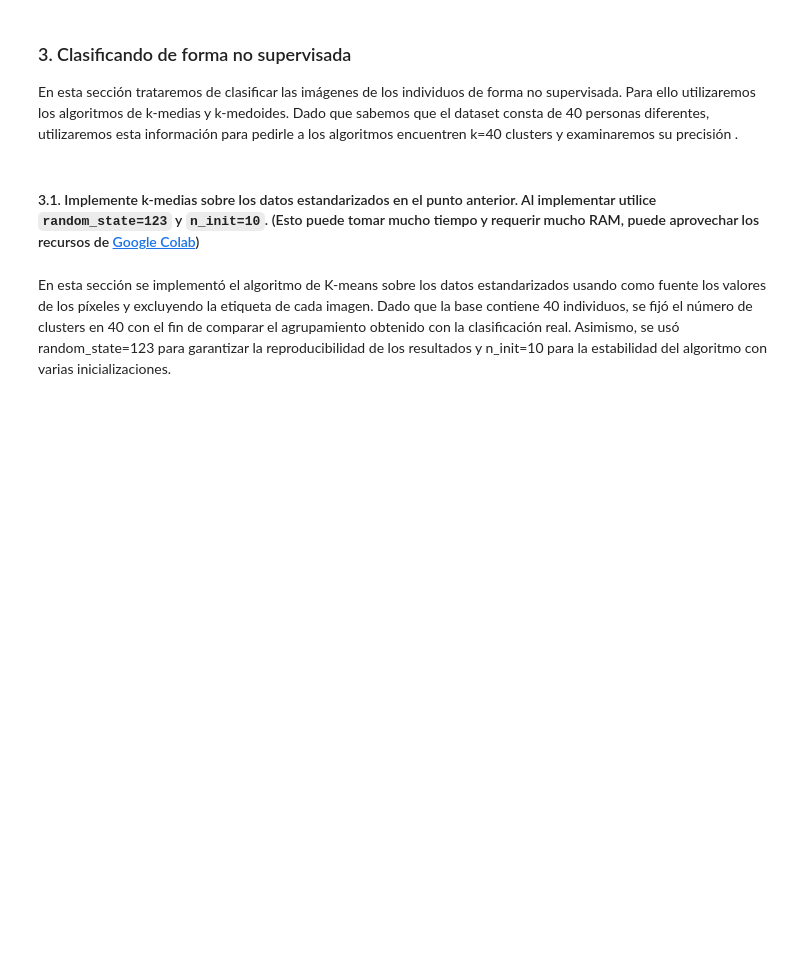
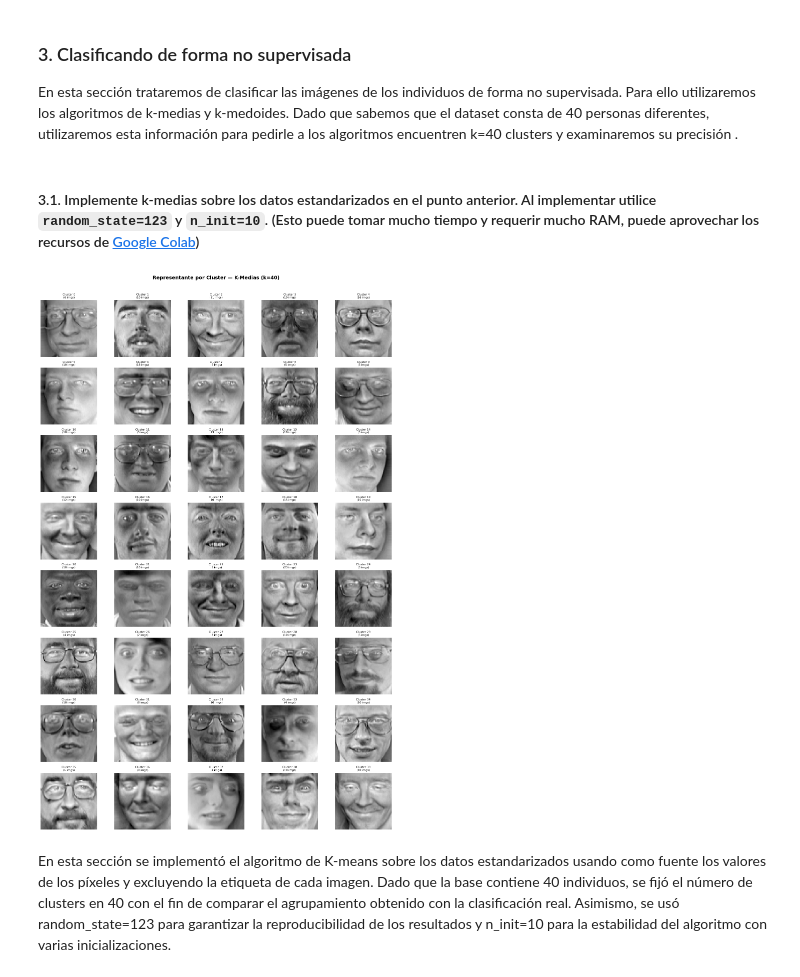
Before and after one commit to camto-24/Taller-2-Aprendizaje-no-supervisado, a Jupyter notebook: S3_Taller_Kmeans_Kmedoids_final.ipynb, the cells around one changed output. Drawn from its saved outputs; the diff is of its cells as text; code cells hidden in the pictures; blank space fills up the shorter version.

```diff
--- a/S3_Taller_Kmeans_Kmedoids_final.ipynb
+++ b/S3_Taller_Kmeans_Kmedoids_final.ipynb
@@ -144,14 +144,38 @@ from sklearn.cluster import KMeans
 
 # Separar variables explicativas y etiquetas
 X = olivetti_df.drop(columns='target')
-y = olivetti_df['target']
 
 # Implementar K-means
 kmeans = KMeans(n_clusters=40, random_state=123, n_init=10)
 kmeans.fit(X)
 
-# Etiquetas asignadas por el algoritmo
-clusters_kmeans = kmeans.labels_
+#Guardar clusters
+olivetti_df['cluster_kmeans'] = kmeans.labels_
+olivetti_df.head()
+# %%
+#Visualización del rostro promedio para los clusters
+fig, axes = plt.subplots(8, 5, figsize=(15, 22))
+axes = axes.ravel()
+
+for cluster_id in range(40):
+    # Obtener índices de imágenes en este cluster
+    indices = olivetti_df[olivetti_df['cluster_kmeans'] == cluster_id].index
+
+    # Tomar la primera imagen del cluster como representante
+    imagen = X_scaled[indices[0]].reshape(64, 64)
+
+    axes[cluster_id].imshow(imagen, cmap='gray')
+    axes[cluster_id].set_title(f'Cluster {cluster_id}\n({len(indices)} imgs)',
+                                fontsize=8)
+    axes[cluster_id].axis('off')
+
+plt.suptitle('Representante por Cluster — K-Medias (k=40)',
+             fontsize=14, fontweight='bold', y=1.01)
+plt.tight_layout()
+plt.savefig('clusters_kmeans_rostros.png', dpi=150, bbox_inches='tight')
+plt.show()
+# %% [output]
+[figure, added]
 # %% [markdown]
 En esta sección se implementó el algoritmo de K-means sobre los datos estandarizados usando como fuente los valores de los píxeles y excluyendo la etiqueta de cada imagen. Dado que la base contiene 40 individuos, se fijó el número de clusters en 40 con el fin de comparar el agrupamiento obtenido con la clasificación real. Asimismo, se usó random_state=123 para garantizar la reproducibilidad de los resultados y n_init=10 para la estabilidad del algoritmo con varias inicializaciones.
 # %% [markdown]
```
